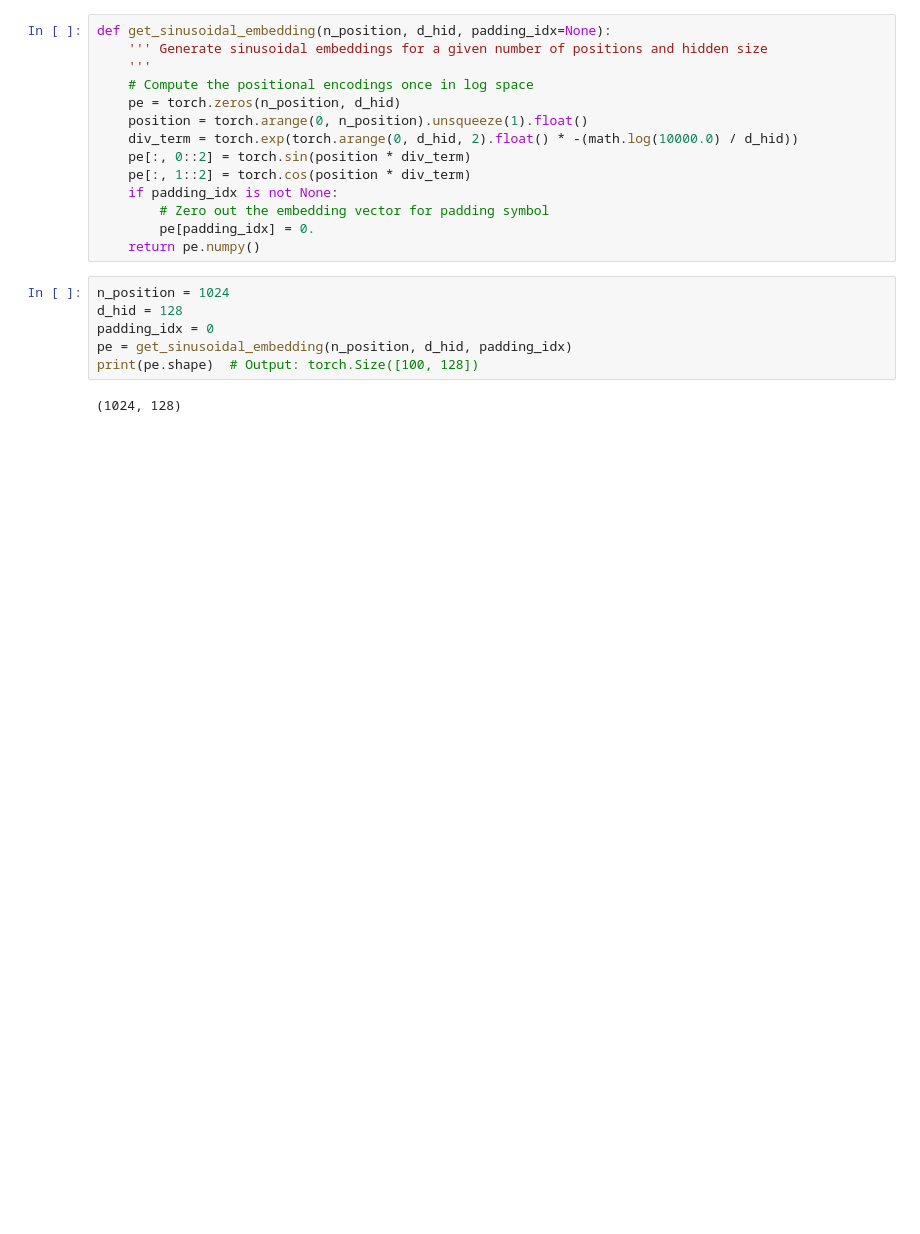
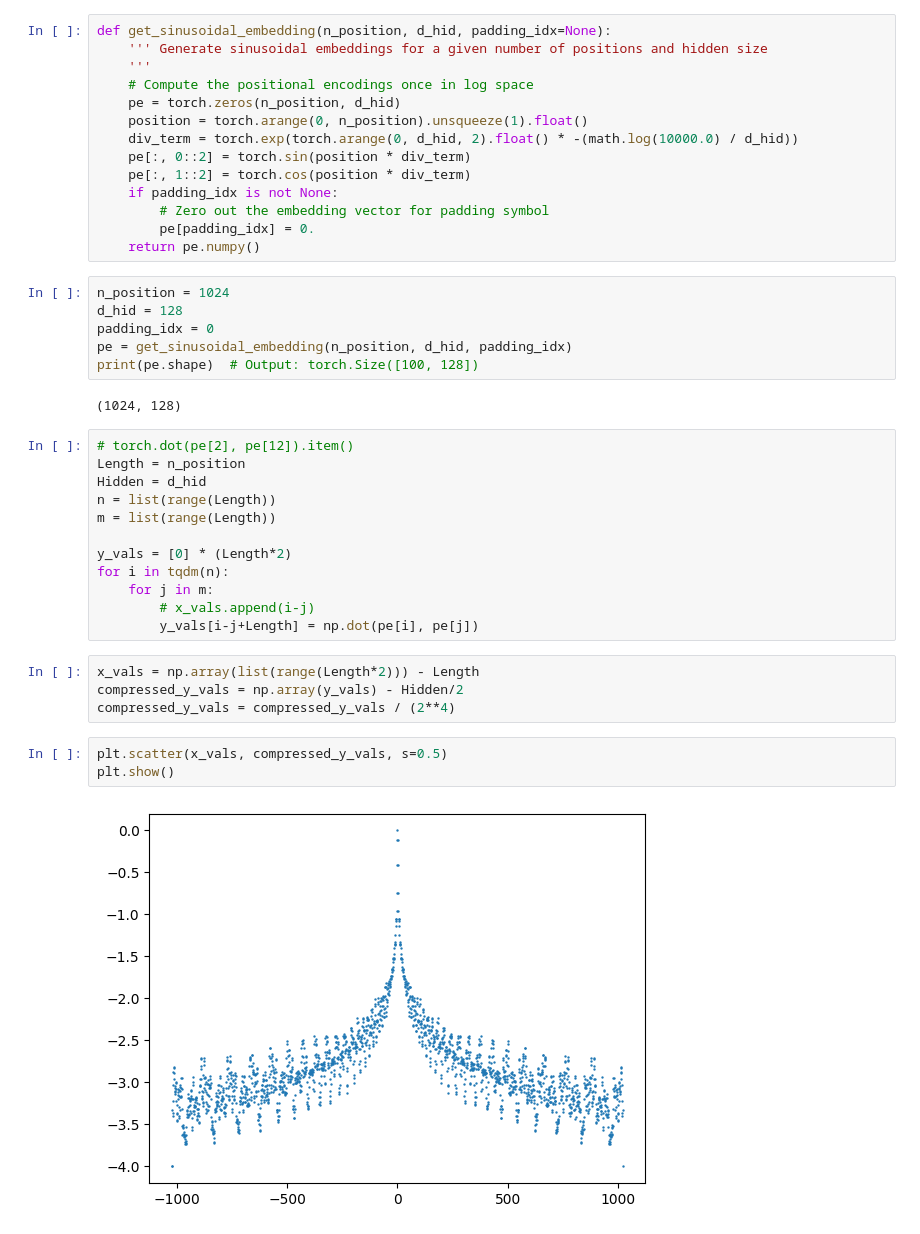
Before and after one commit to xnliang98/Details_of_LLMs, a Jupyter notebook: position_embeddings/bert_sincos_pos_embeddings.ipynb, the cells around one changed output. Saved outputs shown, nothing was run; the diff lists cells and outputs as text; blank space fills up the shorter version.

```diff
--- a/position_embeddings/bert_sincos_pos_embeddings.ipynb
+++ b/position_embeddings/bert_sincos_pos_embeddings.ipynb
@@ -185,3 +185,24 @@ pe = get_sinusoidal_embedding(n_position, d_hid, padding_idx)
 print(pe.shape)  # Output: torch.Size([100, 128])
 # %% [output]
 (1024, 128)
+# %%
+# torch.dot(pe[2], pe[12]).item()
+Length = n_position
+Hidden = d_hid
+n = list(range(Length))
+m = list(range(Length))
+
+y_vals = [0] * (Length*2)
+for i in tqdm(n):
+    for j in m:
+        # x_vals.append(i-j)
+        y_vals[i-j+Length] = np.dot(pe[i], pe[j])
+# %%
+x_vals = np.array(list(range(Length*2))) - Length
+compressed_y_vals = np.array(y_vals) - Hidden/2
+compressed_y_vals = compressed_y_vals / (2**4)
+# %%
+plt.scatter(x_vals, compressed_y_vals, s=0.5)
+plt.show()
+# %% [output]
+[figure, added]
```
